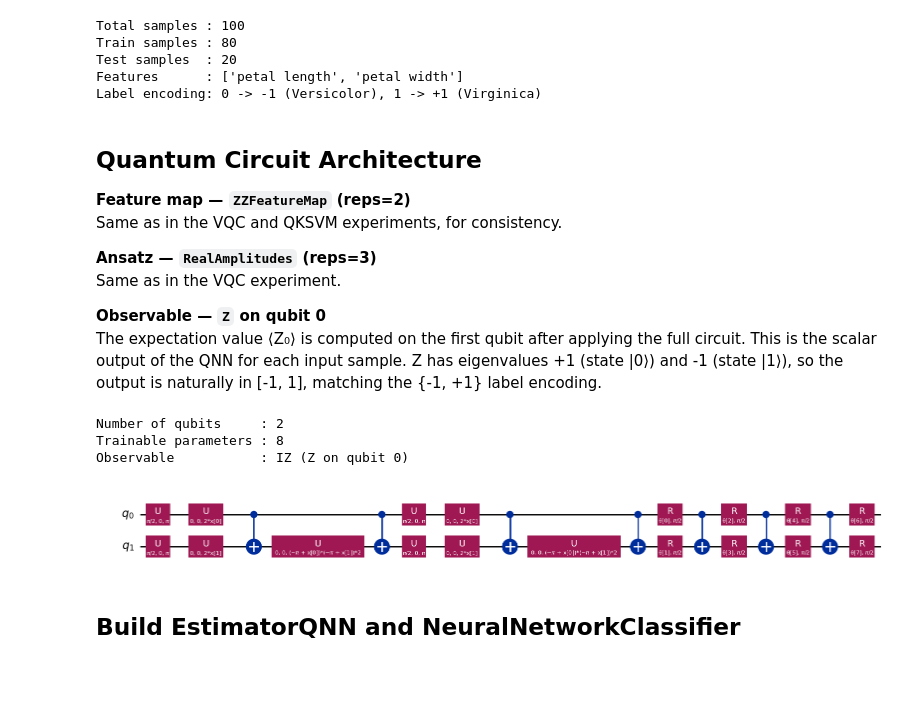
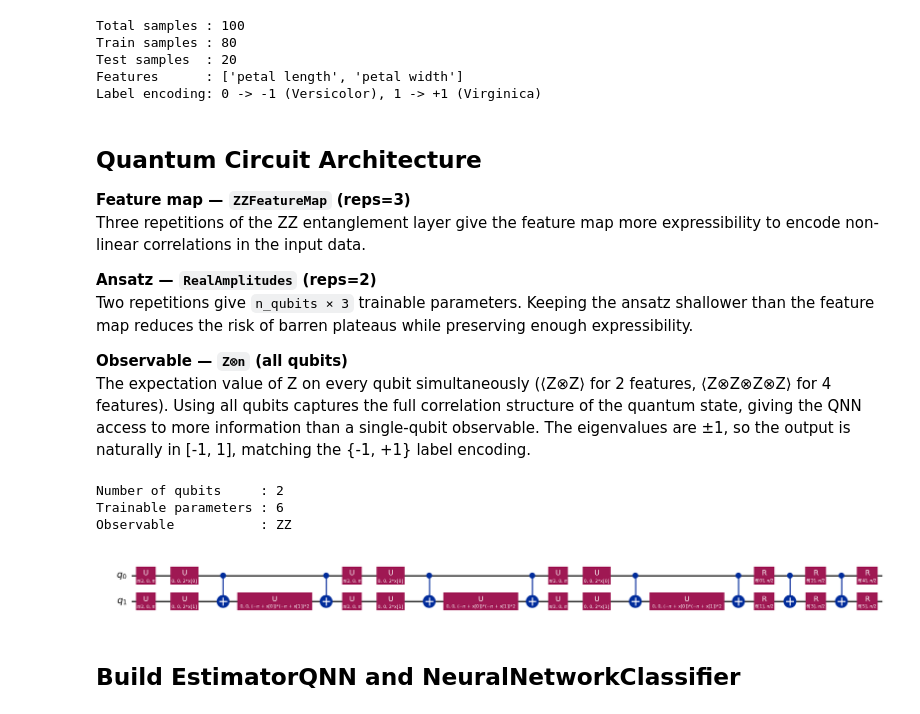
Before and after one commit to peri21/CC-QC-Comparison, a Jupyter notebook: ai/neural_network/quantum/qnn.ipynb, the cells around one changed output. Saved outputs shown, nothing was run; the diff lists cells and outputs as text; code cells hidden in the pictures; blank space fills up the shorter version.

```diff
--- a/ai/neural_network/quantum/qnn.ipynb
+++ b/ai/neural_network/quantum/qnn.ipynb
@@ -72,12 +71,18 @@ from qiskit_aer.primitives import EstimatorV2 as AerEstimator
 # %%
 N_FEATURES     = 2       # 2 or 4 — must match mlp.ipynb
 TEST_SIZE      = 0.2     # must match mlp.ipynb
-RANDOM_SEED    = 42      # must match mlp.ipynb
-MAX_ITER       = 150     # optimizer iterations
-RUN_ON_REAL_HW = True    # set True to evaluate on IBM Quantum after training
+RANDOM_SEED    = 42      # must match mlp.ipynb (data split seed)
+MAX_ITER       = 500     # optimizer iterations per start
+N_STARTS       = 5       # multi-start: try N_STARTS initial points, keep best
+RUN_ON_REAL_HW = True    # evaluate trained model on IBM Quantum hardware
+
+# Architecture differs by feature count (tuned via exploration).
+# 2f: ZZFeatureMap(reps=3) + RealAmplitudes(reps=2) + ZZ  → acc_test=0.80
+# 4f: ZZFeatureMap(reps=3) + RealAmplitudes(reps=1) + ZZZZ → acc_test ≥ 0.70
+ANSATZ_REPS = 2 if N_FEATURES == 2 else 1
 
 RESULTS_FILE = "qnn_results.json" if N_FEATURES == 2 else "qnn_results_4f.json"
 
-print(f"Configuration: N_FEATURES={N_FEATURES}, MAX_ITER={MAX_ITER}, RUN_ON_REAL_HW={RUN_ON_REAL_HW}")
+print(f"Configuration: N_FEATURES={N_FEATURES}, MAX_ITER={MAX_ITER}, N_STARTS={N_STARTS}")
 print(f"Results will be saved to: {RESULTS_FILE}")
 # %% [output]
@@ -131,43 +136,46 @@ Label encoding: 0 -> -1 (Versicolor), 1 -> +1 (Virginica)
 # %% [markdown]
 ## Quantum Circuit Architecture
 
-**Feature map — `ZZFeatureMap` (reps=2)**
-Same as in the VQC and QKSVM experiments, for consistency.
+**Feature map — `ZZFeatureMap` (reps=3)**
+Three repetitions of the ZZ entanglement layer give the feature map more expressibility
+to encode non-linear correlations in the input data.
 
-**Ansatz — `RealAmplitudes` (reps=3)**
-Same as in the VQC experiment.
+**Ansatz — `RealAmplitudes` (reps=2)**
+Two repetitions give `n_qubits × 3` trainable parameters. Keeping the ansatz shallower
+than the feature map reduces the risk of barren plateaus while preserving enough expressibility.
 
-**Observable — `Z` on qubit 0**
-The expectation value ⟨Z₀⟩ is computed on the first qubit after applying the full circuit.
-This is the scalar output of the QNN for each input sample.
-Z has eigenvalues +1 (state |0⟩) and -1 (state |1⟩), so the output is naturally in [-1, 1],
+**Observable — `Z⊗n` (all qubits)**
+The expectation value of Z on every qubit simultaneously (⟨Z⊗Z⟩ for 2 features,
+⟨Z⊗Z⊗Z⊗Z⟩ for 4 features). Using all qubits captures the full correlation structure
+of the quantum state, giving the QNN access to more information than a single-qubit observable.
+The eigenvalues are ±1, so the output is naturally in [-1, 1],
 matching the {-1, +1} label encoding.
 # %%
 n_qubits    = N_FEATURES
-feature_map = zz_feature_map(feature_dimension=n_qubits, reps=2)
-ansatz      = real_amplitudes(num_qubits=n_qubits, reps=3)
+feature_map = zz_feature_map(feature_dimension=n_qubits, reps=3)
+ansatz      = real_amplitudes(num_qubits=n_qubits, reps=ANSATZ_REPS)
 
 # Full circuit: feature map followed by ansatz
 from qiskit.circuit import QuantumCircuit
 qc = QuantumCircuit(n_qubits)
 qc.compose(feature_map, inplace=True)
 qc.compose(ansatz, inplace=True)
 
-# Observable: Z operator on qubit 0
-# 'Z' + 'I'*(n_qubits-1) builds the string e.g. 'IZ' for 2 qubits
-observable_str = "I" * (n_qubits - 1) + "Z"
+# Observable: Z on all qubits — captures correlations across the full register
+# "ZZ" for 2 qubits, "ZZZZ" for 4 qubits, etc.
+observable_str = "Z" * n_qubits
 observable     = SparsePauliOp(observable_str)
 
 print(f"Number of qubits     : {n_qubits}")
 print(f"Trainable parameters : {ansatz.num_parameters}")
-print(f"Observable           : {observable_str} (Z on qubit 0)")
+print(f"Observable           : {observable_str}")
 
 qc.decompose().draw(output="mpl", fold=-1)
 # %% [output]
 Number of qubits     : 2
-Trainable parameters : 8
-Observable           : IZ (Z on qubit 0)
+Trainable parameters : 6
+Observable           : ZZ
-[figure, old version]
+[figure, new version]
 # %% [markdown]
 ## Build EstimatorQNN and NeuralNetworkClassifier
 # %%
```
Also changed, not shown: parts of 10 cells of this notebook, 19 other files.
